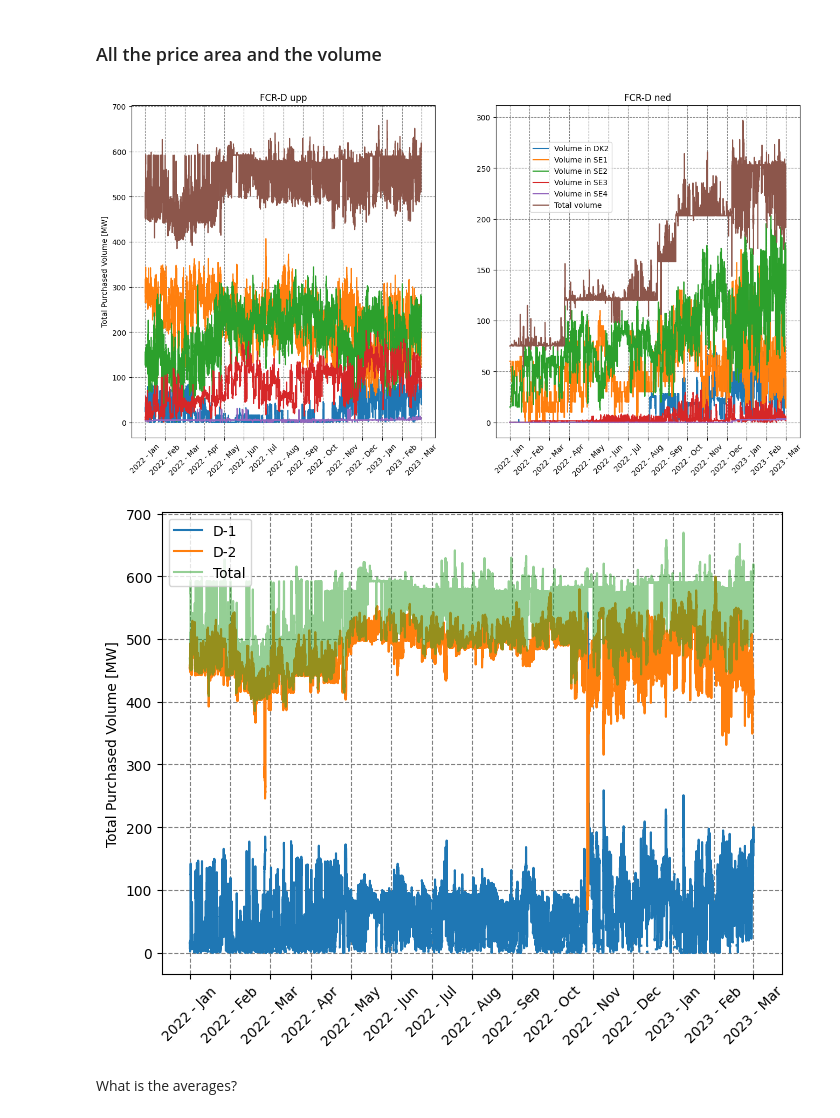
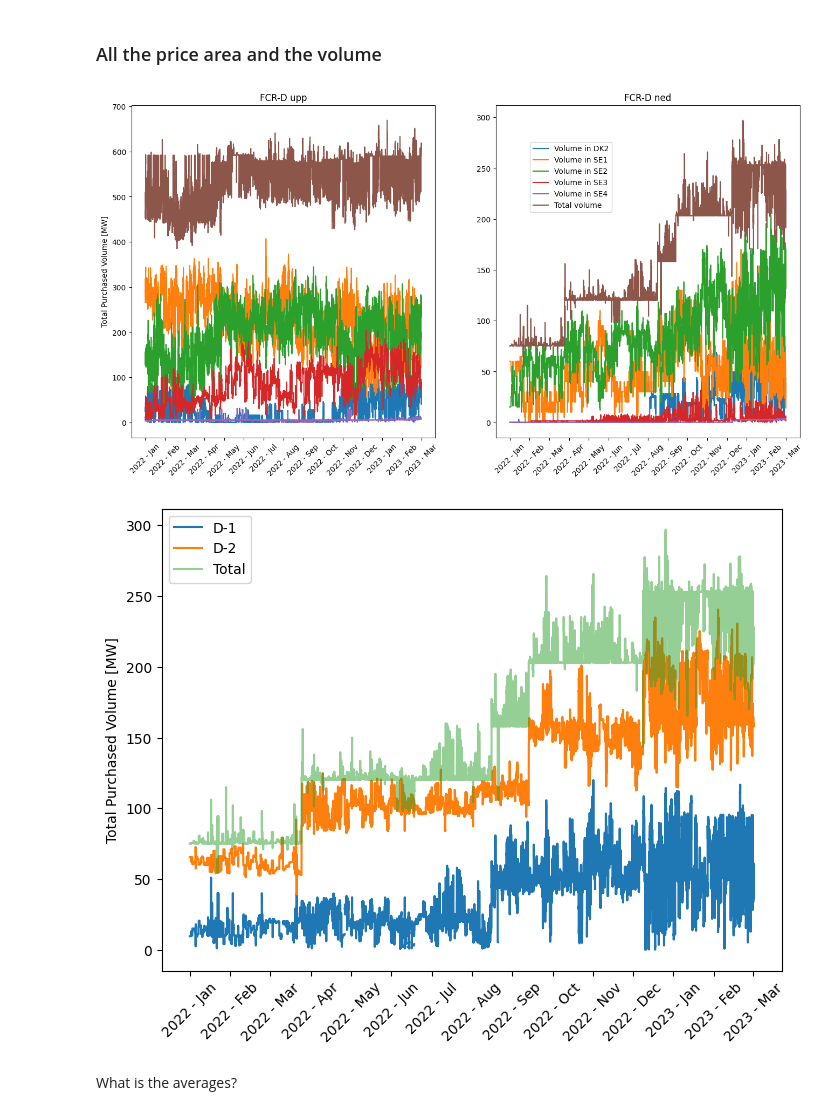
Before and after one commit to junesooshin/lightenup, a Jupyter notebook: Data Examination/FCR-D Analysis.ipynb, the cells around one changed output. Cells and saved outputs as stored; diff of their text form; code cells hidden in the pictures.

```diff
--- a/Data Examination/FCR-D Analysis.ipynb
+++ b/Data Examination/FCR-D Analysis.ipynb
@@ -149,7 +147,7 @@ for i, product_name in enumerate(product_names):
         month_ticks[-1] = True
     #ax.xticks(xaxis.index[month_ticks], xaxis[month_ticks].dt.strftime("%Y - %b"), rotation=45)
 
-    ax.grid(linestyle='--', color='gray')
+    #ax.grid(linestyle='--', color='gray')
     ax.set_xticks(xaxis.index[month_ticks])
     ax.set_xticklabels(xaxis[month_ticks].dt.strftime("%Y - %b"), rotation=45)
 
@@ -160,10 +158,10 @@ axs[0].set_ylabel("Total Purchased Volume [MW]")
 plt.savefig('Total_volume_FCR_D.pdf', format="pdf", bbox_inches="tight")
 plt.show()
 # %% [output]
-[figure, old version]
+[figure, new version]
 # %%
-product_names = ["FCR-D upp"]
-#product_names = ["FCR-D ned"]
+#product_names = ["FCR-D upp"]
+product_names = ["FCR-D ned"]
 auction_type = "Total"
 price_areas = ["DK2", "SE1", "SE2", "SE3", "SE4"]
 area = "DK2"
@@ -190,35 +188,35 @@ for i, product_name in enumerate(product_names):
         else:
             ax.plot(volume, label=f"{auction_type}", drawstyle='steps-post')
 
     mask_total = (df["HourDK"] >= Earliest_time) & (df["HourDK"] <= Latest_time) & (df["PriceArea"] == "DK2") & (df["AuctionType"] == auction_type) & (df["ProductName"] == product_name)
     xaxis = df["HourDK"].loc[mask_total].reset_index(drop=True)
     xaxis = xaxis.loc[::-1].reset_index(drop=True)
 
     xaxis = pd.to_datetime(xaxis)# Convert xaxis to datetime
 
     # Set the x-axis ticks to be monthly
     num_ticks = len(xaxis)
     tick_step = max(1, int(np.ceil(num_ticks / 14))) # Show at least one tick per month
     month_ticks = xaxis.index % tick_step == 0
     if not month_ticks[0]:
         month_ticks[0] = True
     if not month_ticks[-1]:
         month_ticks[-1] = True
     #ax.xticks(xaxis.index[month_ticks], xaxis[month_ticks].dt.strftime("%Y - %b"), rotation=45)
 
-    ax.grid(linestyle='--', color='gray')
+    #ax.grid(linestyle='--', color='gray')
     ax.set_xticks(xaxis.index[month_ticks])
 
     ax.set_xticklabels(xaxis[month_ticks].dt.strftime("%Y - %b"), rotation=45)
 
     #ax.set_title(product_name)
 
 axs.legend(bbox_to_anchor=(0, 1), loc='upper left')
 axs.set_ylabel("Total Purchased Volume [MW]")
 plt.savefig('Total_volume_FCR_D'+ product_name +'.pdf', format="pdf", bbox_inches="tight")
 plt.show()
 # %% [output]
-[figure, old version]
+[figure, new version]
 # %% [markdown]
 What is the averages?
 # %%
```
Also changed, not shown: parts of 12 cells of this notebook, 11 other files.
